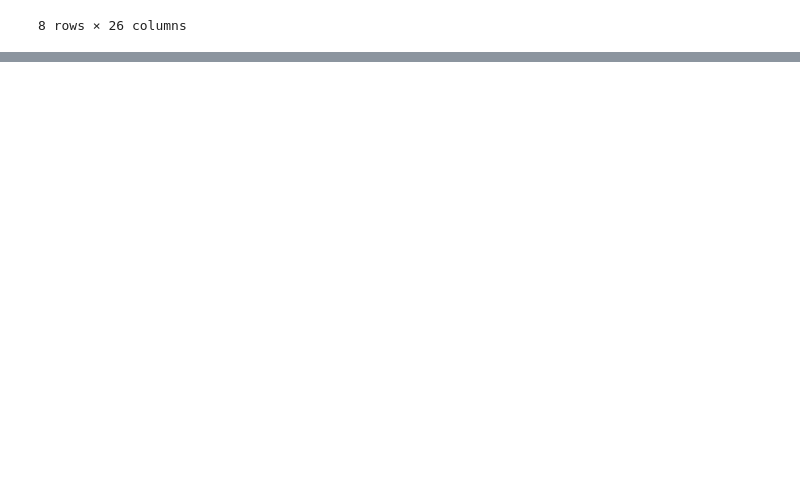
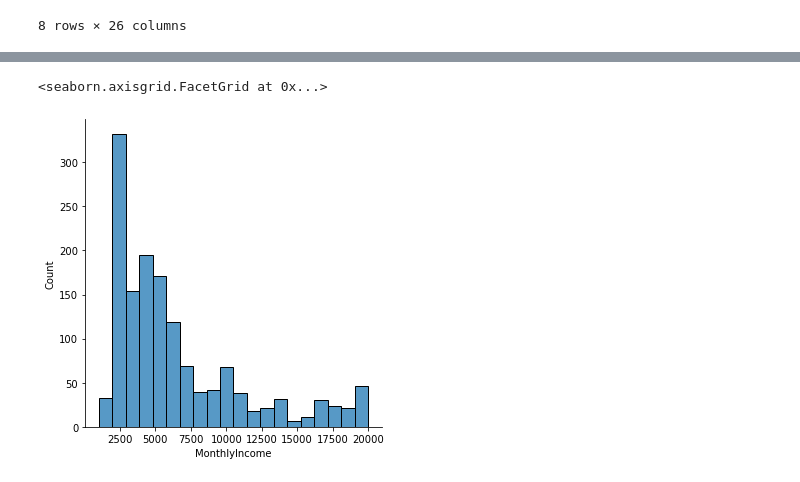
Before and after one commit to SimonMlt/MathsAlgo, a Jupyter notebook: ExoDatasets.ipynb, the cells around one changed output, grey strips where cells are left out. Cells and saved outputs as stored; diff of their text form; code cells hidden in the pictures; blank space fills up the shorter version.

```diff
--- a/ExoDatasets.ipynb
+++ b/ExoDatasets.ipynb
@@ -175,0 +182,2 @@ sns.histplot(data=ibm, y="EducationField", x="Attrition")
+# %%
+ibm = pd.read_csv('./data/ibm_hr_attrition.csv')
@@ -175,0 +200,5 @@ sns.histplot(data=ibm, y="EducationField", x="Attrition")
+# %%
+sns.displot(x="MonthlyIncome", data=ibm)
+# %% [output]
+<seaborn.axisgrid.FacetGrid at 0x...>
+[figure, added]
```
Also changed, not shown: parts of 20 cells of this notebook.
